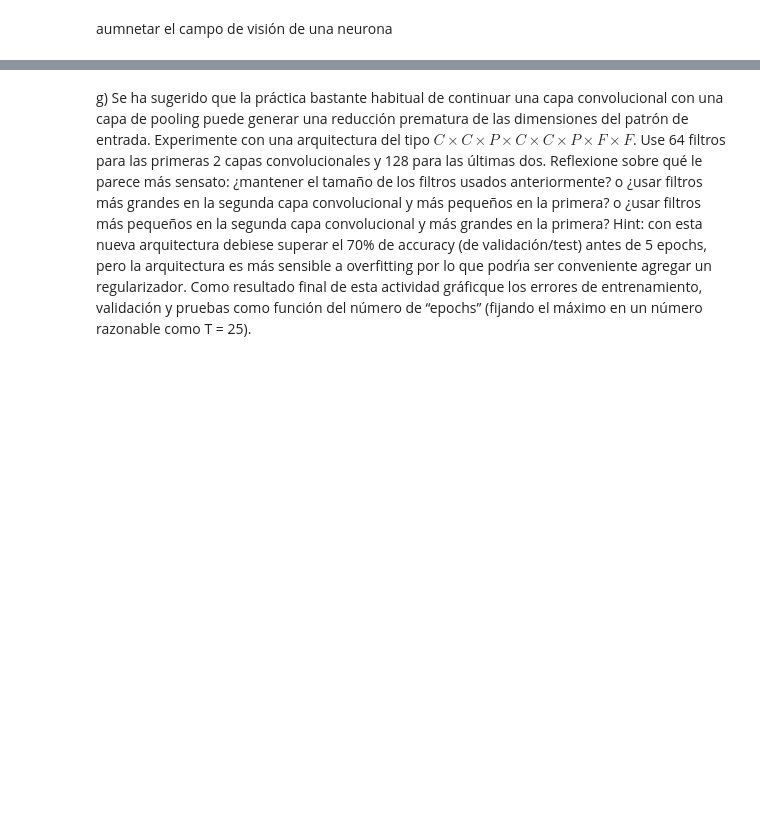
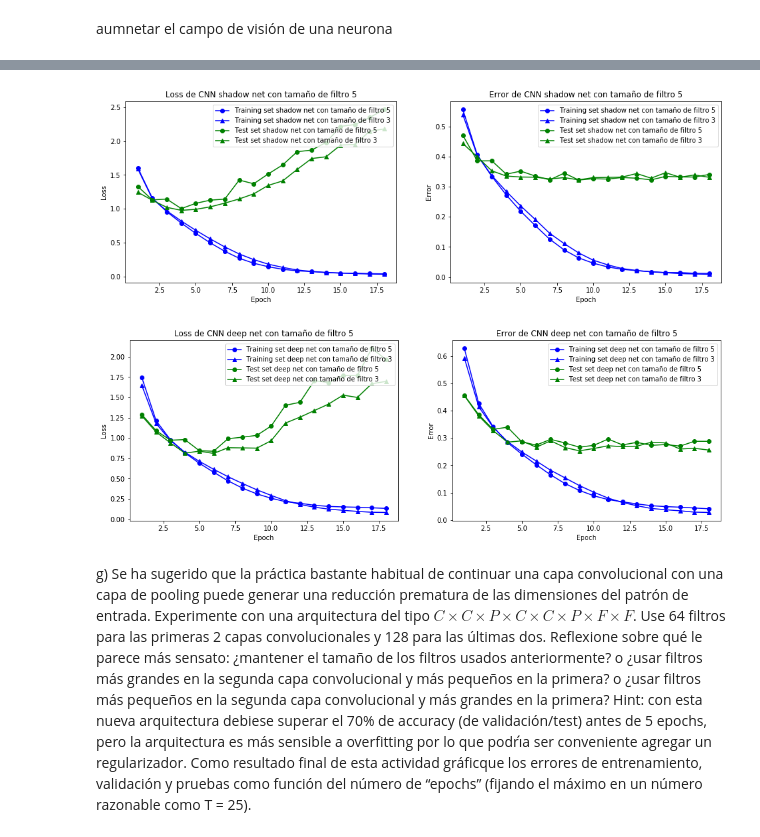
Before and after one commit to MrSutra/NeuralNetworks-1, a Jupyter notebook: Pregunta 3.ipynb, the cells around one changed output, grey strips where cells are left out. Drawn from its saved outputs; the diff is of its cells as text; code cells hidden in the pictures; blank space fills up the shorter version.

```diff
--- a/Pregunta 3.ipynb
+++ b/Pregunta 3.ipynb
@@ -503,3 +549,9 @@ plot(deep_net_3_msprop.history)
+# %%
+plot2(model_fil_5.history, "shadow net con tamaño de filtro 5", shallow_net_3_msprop.history, "shadow net con tamaño de filtro 3")
+plot2(score_deep_net_5_msprop.history, "deep net con tamaño de filtro 5", deep_net_3_msprop.history, "deep net con tamaño de filtro 3")
+# %% [output]
+[figure, added]
+[figure, added]
 # %% [markdown]
 g) Se ha sugerido que la práctica bastante habitual de continuar una capa convolucional con una capa de pooling puede generar una reducción prematura de las dimensiones del patrón de entrada. Experimente con una arquitectura del tipo $C \times C \times P \times C \times C \times P \times F \times F$. Use 64 filtros para las primeras 2 capas convolucionales y 128 para las últimas dos. Reflexione sobre qué le parece más sensato: ¿mantener el tamaño de los filtros usados anteriormente? o ¿usar filtros más grandes en la segunda capa convolucional y más pequeños en la primera? o ¿usar filtros más pequeños en la segunda capa convolucional y más grandes en la primera? Hint: con esta nueva arquitectura debiese superar el 70% de accuracy (de validación/test) antes de 5 epochs, pero la arquitectura es más sensible a overfitting por lo que podrı́a ser conveniente agregar un regularizador. Como resultado final de esta actividad gráficque los errores de entrenamiento, validación y pruebas como función del número de “epochs” (fijando el máximo en un número razonable como T = 25).
 # %%
```
Also changed, not shown: parts of 65 cells of this notebook, 13 other files.
